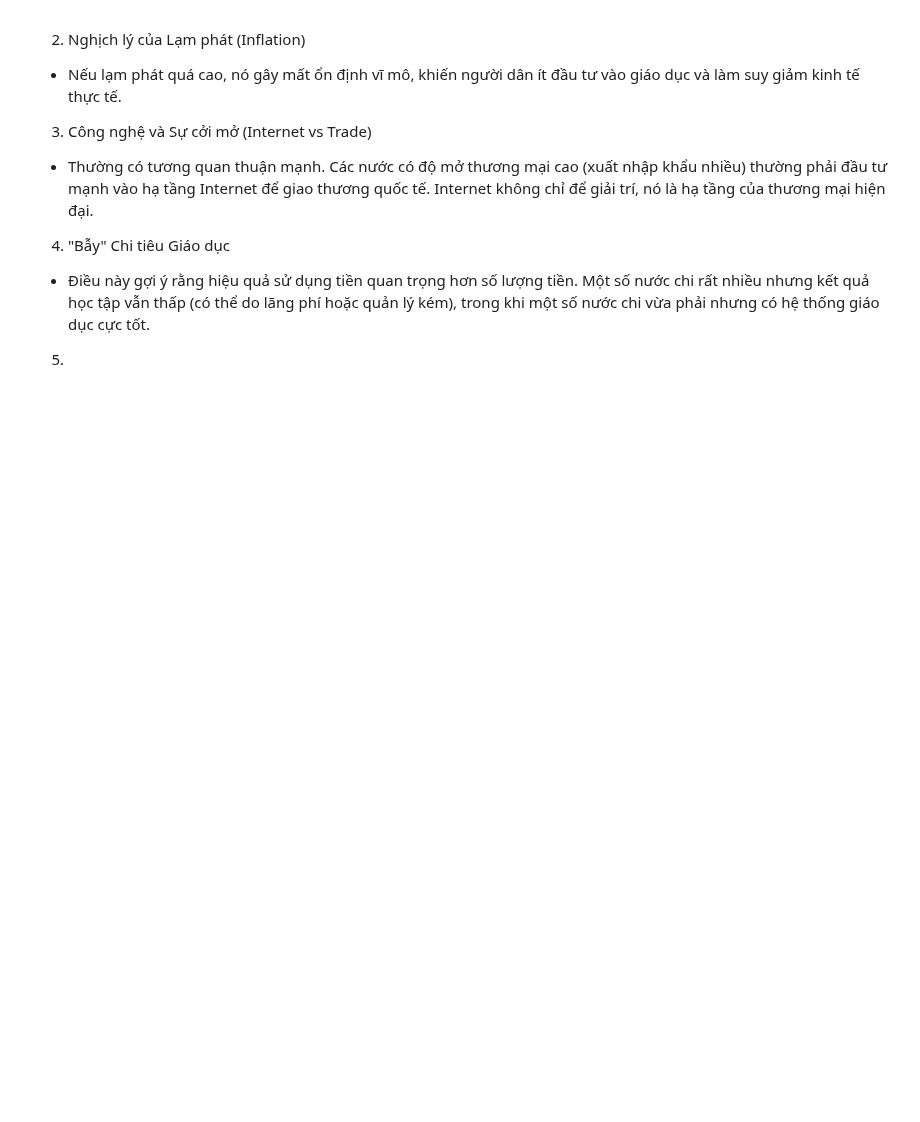
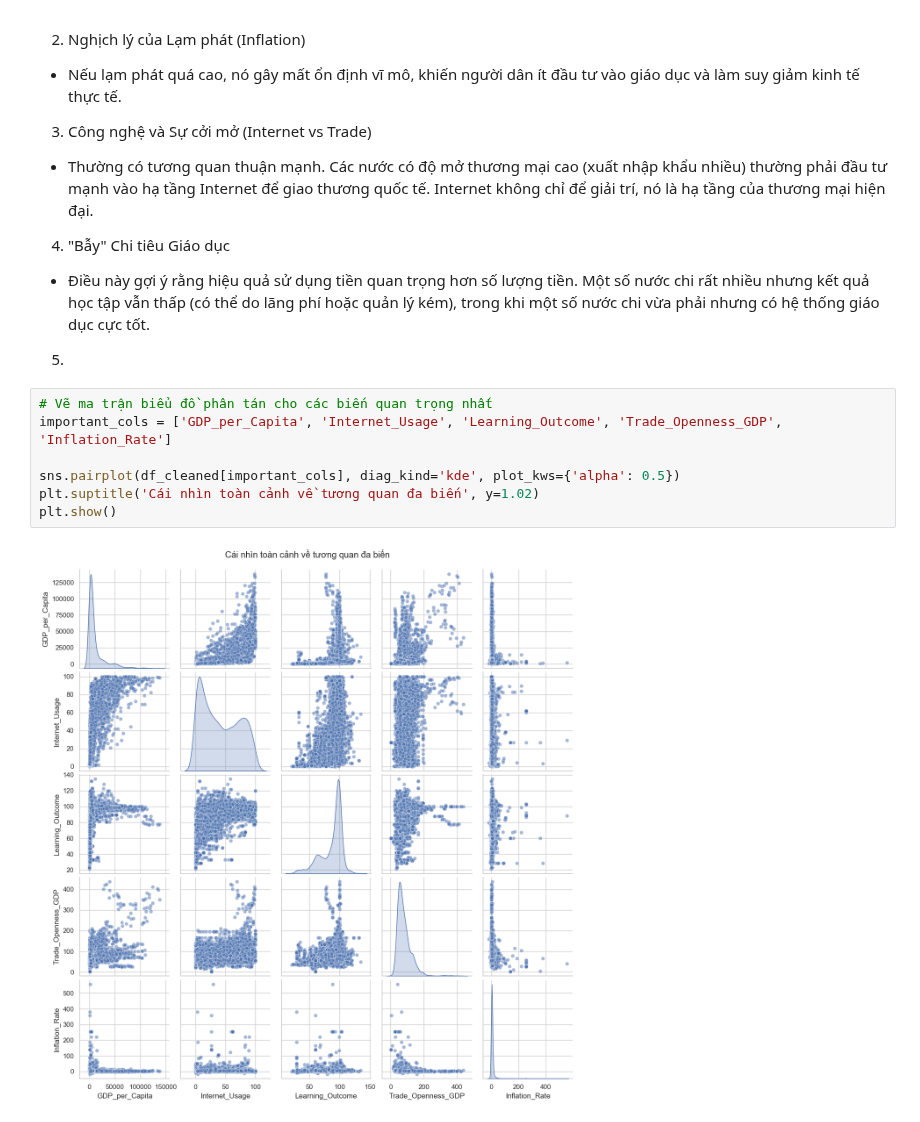
Before and after one commit to Elfel-git/WorldBank-Data-Analysis-Project, a Jupyter notebook: preprocessing_and_eda.ipynb, the cells around one changed output. Drawn from its saved outputs; the diff is of its cells as text; blank space fills up the shorter version.

```diff
--- a/preprocessing_and_eda.ipynb
+++ b/preprocessing_and_eda.ipynb
@@ -201,3 +201,12 @@ Gần 0: Không có mối quan hệ rõ rệt.
 4. "Bẫy" Chi tiêu Giáo dục
 - Điều này gợi ý rằng hiệu quả sử dụng tiền quan trọng hơn số lượng tiền. Một số nước chi rất nhiều nhưng kết quả học tập vẫn thấp (có thể do lãng phí hoặc quản lý kém), trong khi một số nước chi vừa phải nhưng có hệ thống giáo dục cực tốt.
 5.
+# %%
+# Vẽ ma trận biểu đồ phân tán cho các biến quan trọng nhất
+important_cols = ['GDP_per_Capita', 'Internet_Usage', 'Learning_Outcome', 'Trade_Openness_GDP', 'Inflation_Rate']
+
+sns.pairplot(df_cleaned[important_cols], diag_kind='kde', plot_kws={'alpha': 0.5})
+plt.suptitle('Cái nhìn toàn cảnh về tương quan đa biến', y=1.02)
+plt.show()
+# %% [output]
+[figure, added]
```
Also changed, not shown: parts of 3 cells of this notebook.
